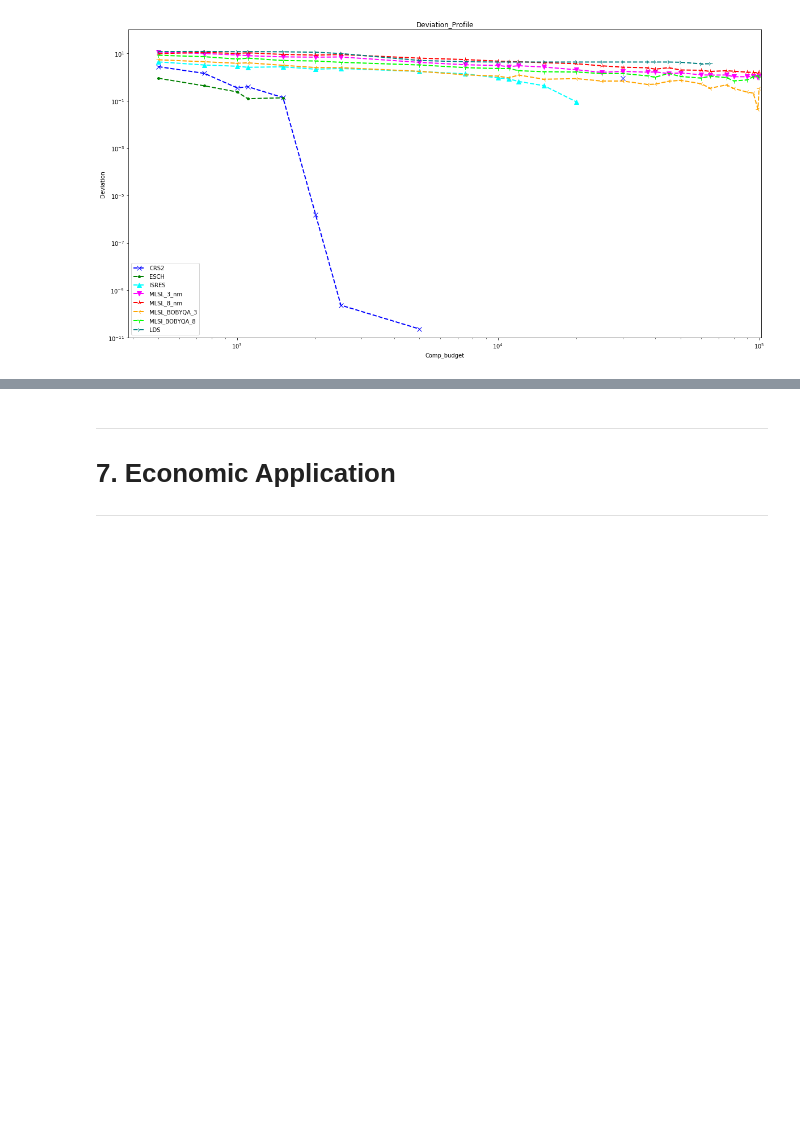
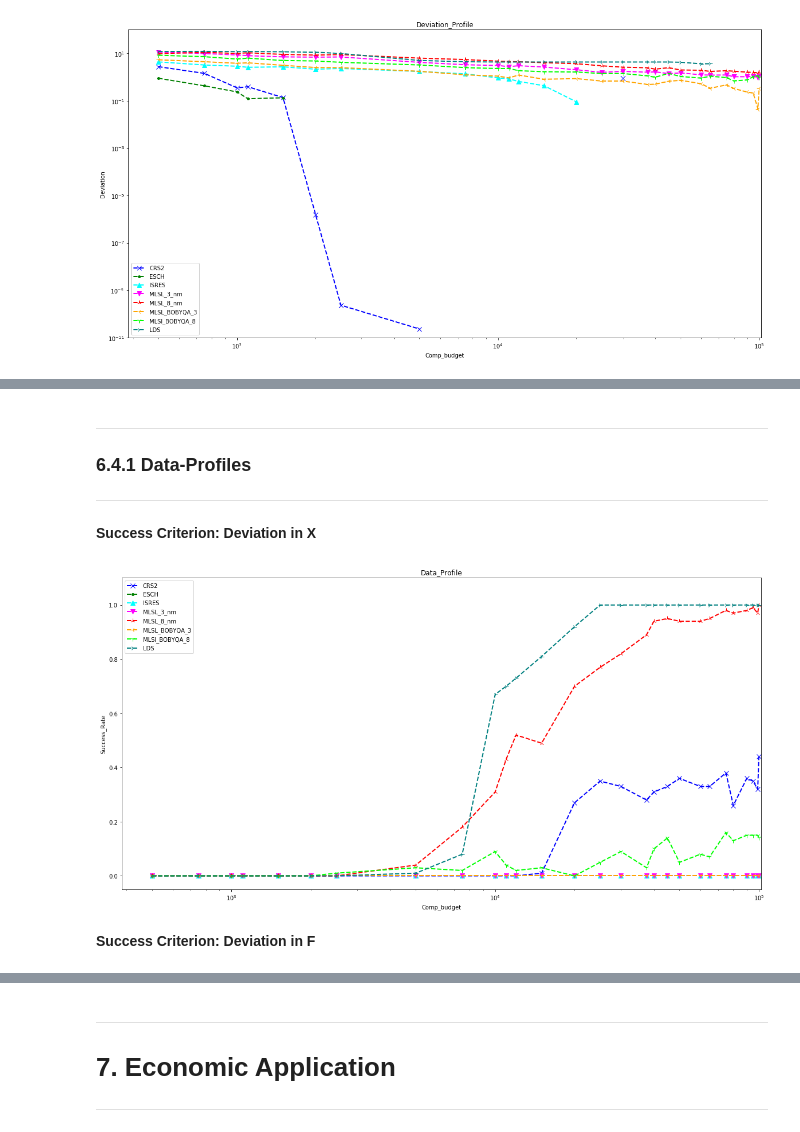
Before and after one commit to OpenSourceEconomics/ose-scientific-computing-course-wirecard, a Jupyter notebook: student_project.ipynb, the cells around one changed output, grey strips where cells are left out. Saved outputs shown, nothing was run; the diff lists cells and outputs as text; code cells hidden in the pictures; blank space fills up the shorter version.

Commit message:
added_application_and_performance_profiles

```diff
--- a/student_project.ipynb
+++ b/student_project.ipynb
@@ -735,0 +740,37 @@ deviation_profile_general(deviation_results_frame=deviation_res_al_levi_1,
+# %%
+######### load csv files
+
+res_crs2_ros='./data/Results/results_rosenbrock/results_algo_rosen/CRS2_rosen.csv'
+res_esch_ros='./data/Results/results_rosenbrock/results_algo_rosen/ESCH_rosen.csv'
+res_isres_ros='./data/Results/results_rosenbrock/results_algo_rosen/ISRES_rosen.csv'
+res_mlsl_3_nm_ros='./data/Results/results_rosenbrock/results_algo_rosen/MLSL_nm_3_rosen.csv'
+res_mlsl_8_nm_ros='./data/Results/results_rosenbrock/results_algo_rosen/MLSL_nm_8_rosen.csv'
+res_mlsl_3_bob_ros='./data/Results/results_rosenbrock/results_algo_rosen/MLSL_bob_3_rosen.csv'
+res_mlsl_8_bob_ros='./data/Results/results_rosenbrock/results_algo_rosen/MLSL_bob_8_rosen.csv'
+res_mlsl_lds_ros='./data/Results/results_rosenbrock/results_algo_rosen/MLSL_LDS_rosen.csv'
+res_crs2_rosen=pd.read_csv(res_crs2_ros)
+res_esch_rosen=pd.read_csv(res_esch_ros)
+res_isres_rosen=pd.read_csv(res_isres_ros)
+res_mlsl_3_nm_rosen=pd.read_csv(res_mlsl_3_nm_ros)
+res_mlsl_8_nm_rosen=pd.read_csv(res_mlsl_8_nm_ros)
+res_mlsl_3_bob_rosen=pd.read_csv(res_mlsl_3_bob_ros)
+res_mlsl_8_bob_rosen=pd.read_csv(res_mlsl_8_bob_ros)
+res_mlsl_lds_rosen=pd.read_csv(res_mlsl_lds_ros)
+# %%
+vector_results_list_rosen=(res_crs2_rosen,res_esch_rosen,
+                           res_isres_rosen,res_mlsl_3_nm_rosen,res_mlsl_8_nm_rosen,res_mlsl_3_bob_rosen,
+                           res_mlsl_8_bob_rosen,res_mlsl_lds_rosen)
+# %% [markdown]
+---
+### 6.4.1 Data-Profiles
+---
+# %% [markdown]
+**Success Criterion: Deviation in X**
+# %%
+great_table_rosen_0=success_results_all(vector_results_list_rosen,tau=1e-4,computational_budget=computational_budgets,cols=col_names,success_criterion=0)
+# %%
+data_profile_general(great_table_rosen_0,color_vector=color_vector_1,marker_vector=marker_vector_1,algo_names=algo_names_2)
+# %% [output]
+[figure, added]
+# %% [markdown]
+**Success Criterion: Deviation in F**
```
Also changed, not shown: parts of 35 cells of this notebook, 13 other files.
